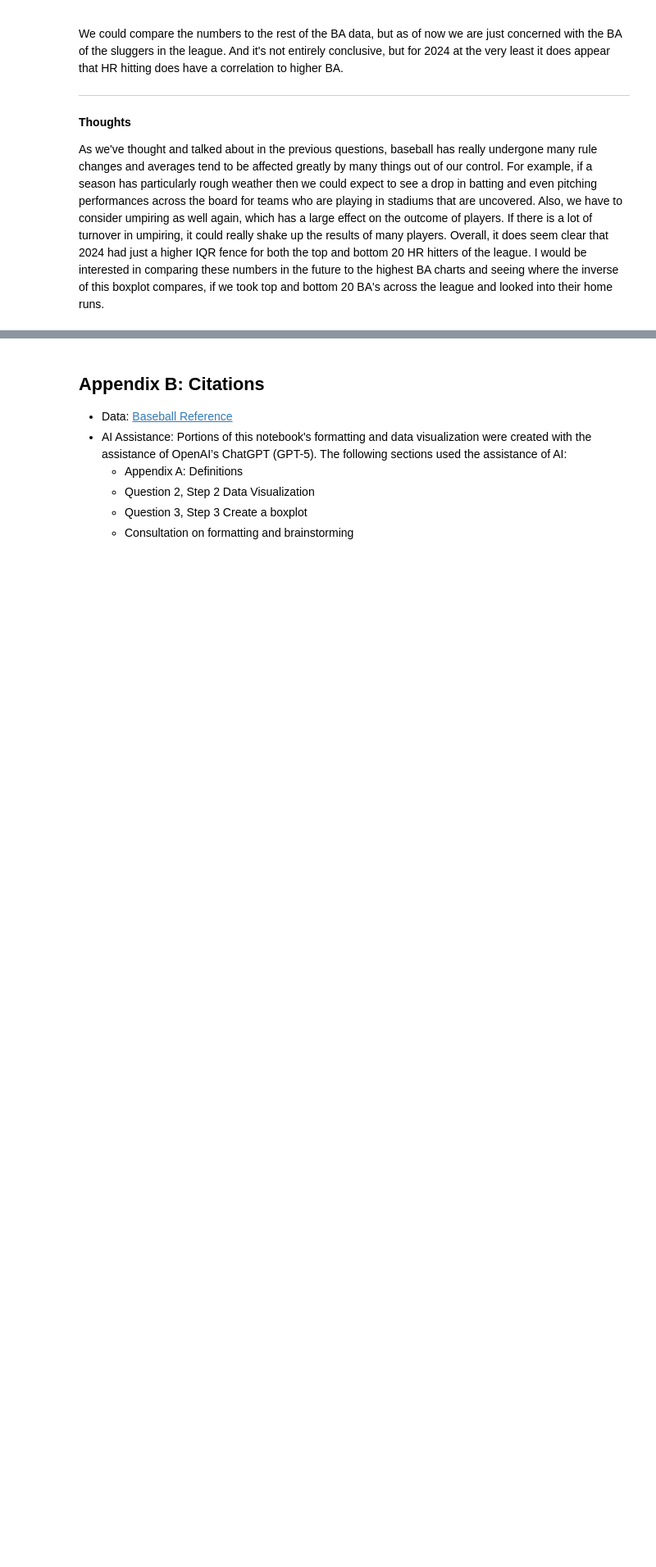
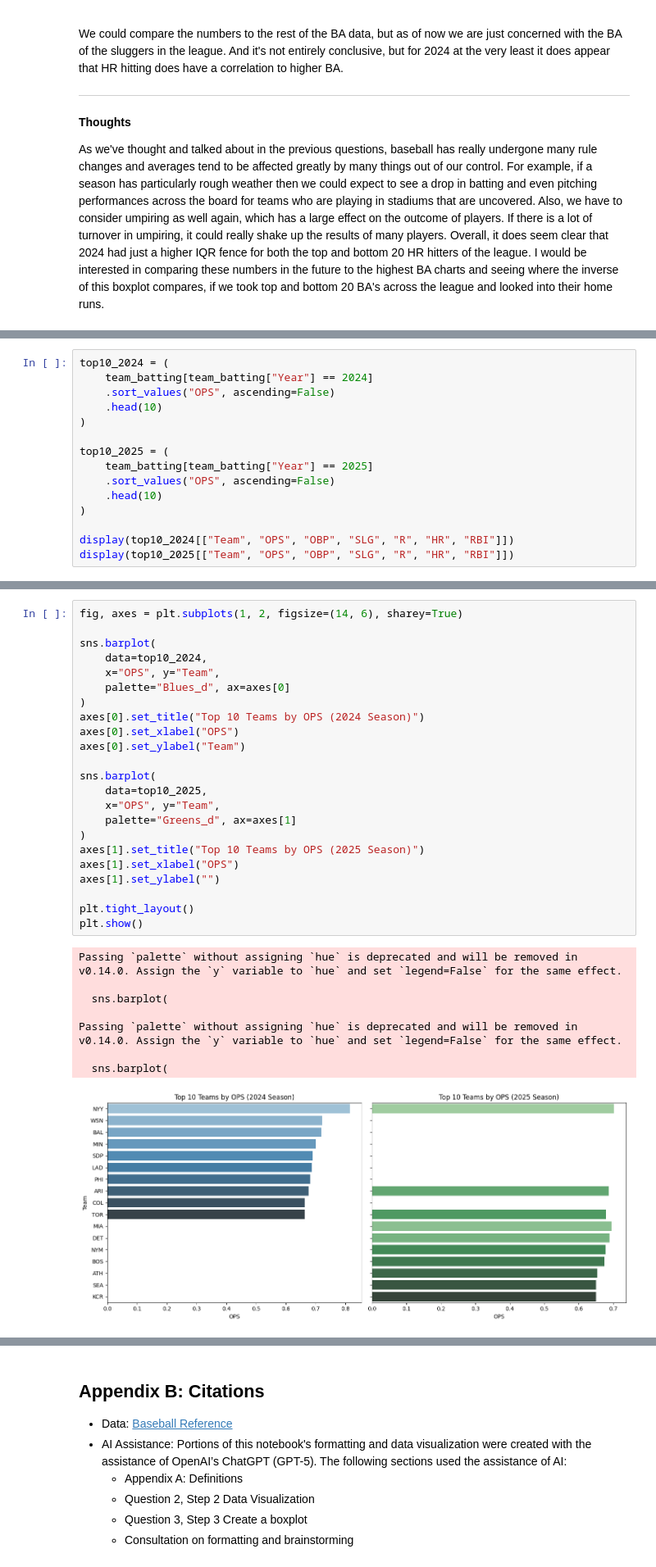
Before and after one commit to AdanH2/baseball-python-project, a Jupyter notebook: main.ipynb, the cells around one changed output, grey strips where cells are left out. Shown at 82% size. Cells and saved outputs as stored; diff of their text form; blank space fills up the shorter version.

```diff
--- a/main.ipynb
+++ b/main.ipynb
@@ -674,0 +818,15 @@ As we've thought and talked about in the previous questions, baseball has really
+# %%
+top10_2024 = (
+    team_batting[team_batting["Year"] == 2024]
+    .sort_values("OPS", ascending=False)
+    .head(10)
+)
+
+top10_2025 = (
+    team_batting[team_batting["Year"] == 2025]
+    .sort_values("OPS", ascending=False)
+    .head(10)
+)
+
+display(top10_2024[["Team", "OPS", "OBP", "SLG", "R", "HR", "RBI"]])
+display(top10_2025[["Team", "OPS", "OBP", "SLG", "R", "HR", "RBI"]])
@@ -674,0 +858,32 @@ As we've thought and talked about in the previous questions, baseball has really
+# %%
+fig, axes = plt.subplots(1, 2, figsize=(14, 6), sharey=True)
+
+sns.barplot(
+    data=top10_2024,
+    x="OPS", y="Team",
+    palette="Blues_d", ax=axes[0]
+)
+axes[0].set_title("Top 10 Teams by OPS (2024 Season)")
+axes[0].set_xlabel("OPS")
+axes[0].set_ylabel("Team")
+
+sns.barplot(
+    data=top10_2025,
+    x="OPS", y="Team",
+    palette="Greens_d", ax=axes[1]
+)
+axes[1].set_title("Top 10 Teams by OPS (2025 Season)")
+axes[1].set_xlabel("OPS")
+axes[1].set_ylabel("")
+
+plt.tight_layout()
+plt.show()
+# %% [output]
+Passing `palette` without assigning `hue` is deprecated and will be removed in v0.14.0. Assign the `y` variable to `hue` and set `legend=False` for the same effect.
+
+  sns.barplot(
+
+Passing `palette` without assigning `hue` is deprecated and will be removed in v0.14.0. Assign the `y` variable to `hue` and set `legend=False` for the same effect.
+
+  sns.barplot(
+[figure, added]
```
Also changed, not shown: parts of 31 cells of this notebook.
